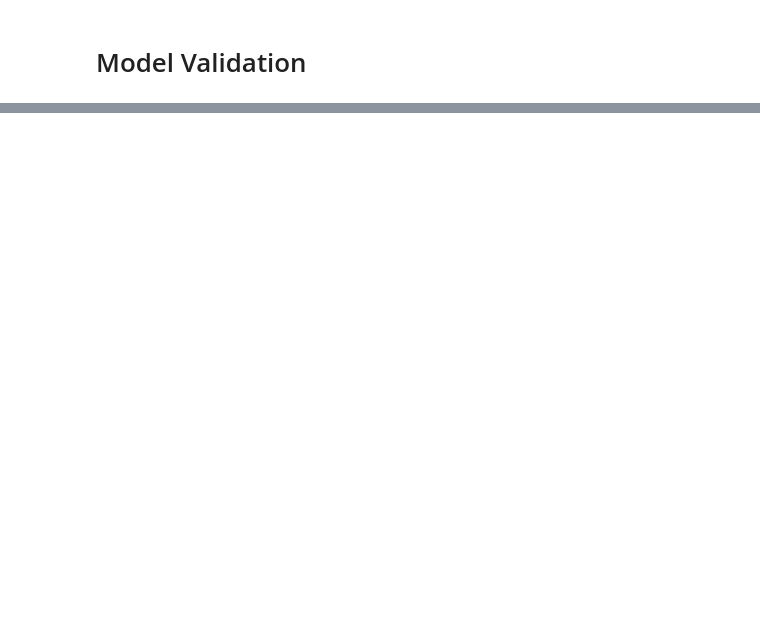
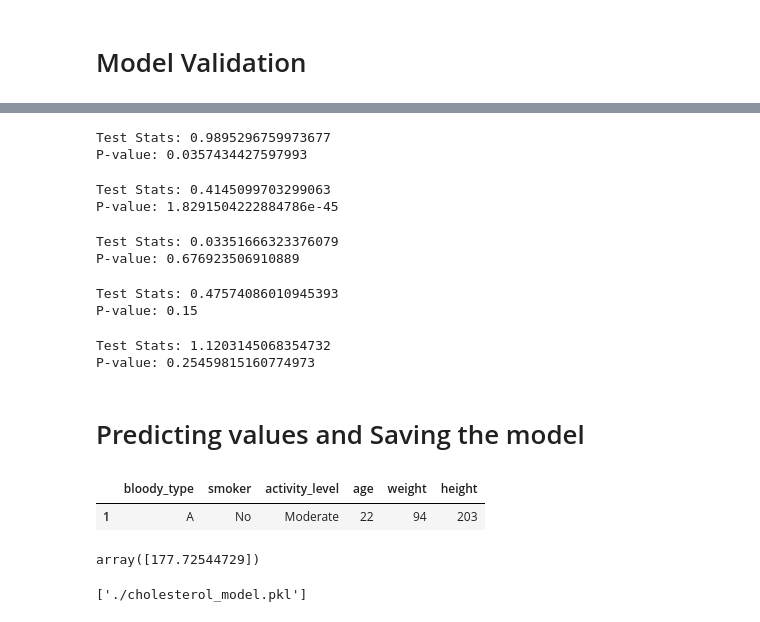
Before and after one commit to Reifhel/ml_models_practice, a Jupyter notebook: 02. Multiple Linear Regression (MLR)/predict_cholesterol_test_results/model_cholesterol.ipynb, the cells around one changed output, grey strips where cells are left out. Cells and saved outputs as stored; diff of their text form; code cells hidden in the pictures; blank space fills up the shorter version.

```diff
--- a/02. Multiple Linear Regression (MLR)/predict_cholesterol_test_results/model_cholesterol.ipynb
+++ b/02. Multiple Linear Regression (MLR)/predict_cholesterol_test_results/model_cholesterol.ipynb
@@ -367,0 +457,40 @@ from sklearn.metrics import r2_score, mean_absolute_error, mean_squared_error
+# %%
+# Shapiro Wilk - Normality test
+# H0 - Follow a normal distribution
+# H1 - Dont follow a normal distribution
+# If p_value > 0.05 don't reject the H0, otherwise reject
+stat_shapiro, p_value_shapiro = shapiro(residues)
+print(f'Test Stats: {stat_shapiro}\nP-value: {p_value_shapiro}')
+# %% [output]
+Test Stats: 0.9895296759973677
+P-value: 0.0357434427597993
+# %%
+# Kolmogorov-Smirnov - Normality test
+# H0 - Follow a normal distribution
+# H1 - Dont follow a normal distribution
+# If p_value > 0.05 don't reject the H0, otherwise reject
+stat_ks, p_value_ks = kstest(residues, 'norm')
+print(f'Test Stats: {stat_ks}\nP-value: {p_value_ks}')
+# %% [output]
+Test Stats: 0.4145099703299063
+P-value: 1.8291504222884786e-45
+# %%
+# Lilliefors - Normality test
+# H0 - Follow a normal distribution
+# H1 - Dont follow a normal distribution
+# If p_value > 0.05 don't reject the H0, otherwise reject
+stat_ll, p_value_ll = lilliefors(residues, dist='norm', pvalmethod='table')
+print(f'Test Stats: {stat_ll}\nP-value: {p_value_ll}')
+# %% [output]
+Test Stats: 0.03351666323376079
+P-value: 0.676923506910889
+# %%
+# Anderson Darling - Normality test
+# H0 - Follow a normal distribution
+# H1 - Dont follow a normal distribution
+# If p_value > 0.05 don't reject the H0, otherwise reject
+stat_and, p_value_and = anderson(residues, dist='norm', method='interpolate')
+print(f'Test Stats: {stat_and}\nP-value: {p_value_and}')
+# %% [output]
+Test Stats: 0.47574086010945393
+P-value: 0.15
@@ -367,0 +505,30 @@ from sklearn.metrics import r2_score, mean_absolute_error, mean_squared_error
+# %%
+goldfelt_test = het_goldfeldquandt(residues, X_test_transformed)
+stat_goldfelt = goldfelt_test[0]
+pvalue_goldfelt = goldfelt_test[1]
+
+print(f'Test Stats: {stat_goldfelt}\nP-value: {pvalue_goldfelt}')
+# %% [output]
+Test Stats: 1.1203145068354732
+P-value: 0.25459815160774973
+# %% [markdown]
+# Predicting values and Saving the model
+# %%
+individual_prediction = {
+    'bloody_type': 'A',
+    'smoker': 'No',
+    'activity_level': 'Moderate',
+    'age': 22,
+    'weight': 94,
+    'height': 203
+}
+
+sample_df = pd.DataFrame(individual_prediction, index=[1])
+sample_df
+# %% [output]
+|  | bloody_type | smoker | activity_level | age | weight | height |
+| 1 | A | No | Moderate | 22 | 94 | 203 |
+# %%
+model_regr.predict(sample_df)
+# %% [output]
+array([177.72544729])
@@ -367,0 +537,5 @@ from sklearn.metrics import r2_score, mean_absolute_error, mean_squared_error
+# %%
+# Salving the model
+joblib.dump(model_regr, './cholesterol_model.pkl')
+# %% [output]
+['./cholesterol_model.pkl']
```
Also changed, not shown: parts of 21 cells of this notebook, 4 other files.
